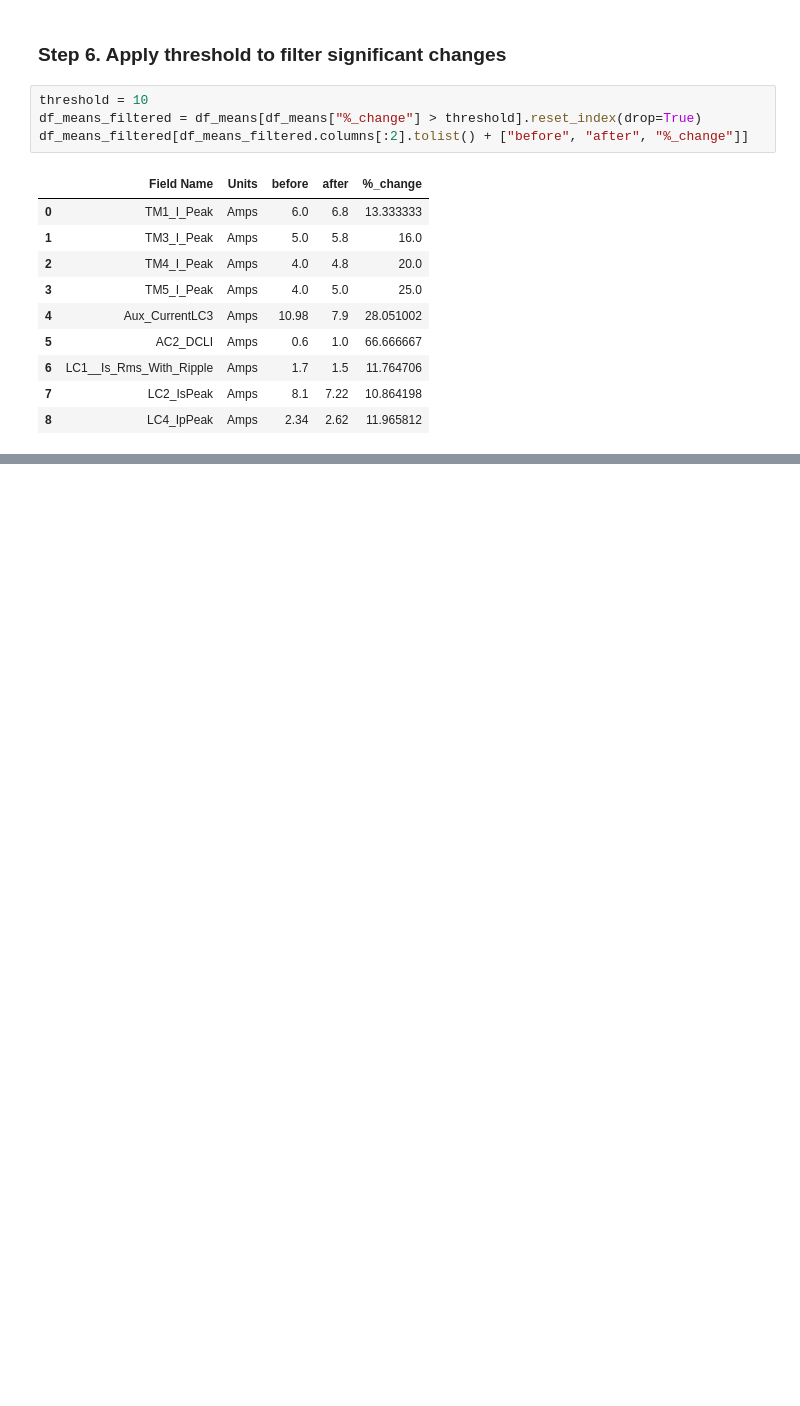
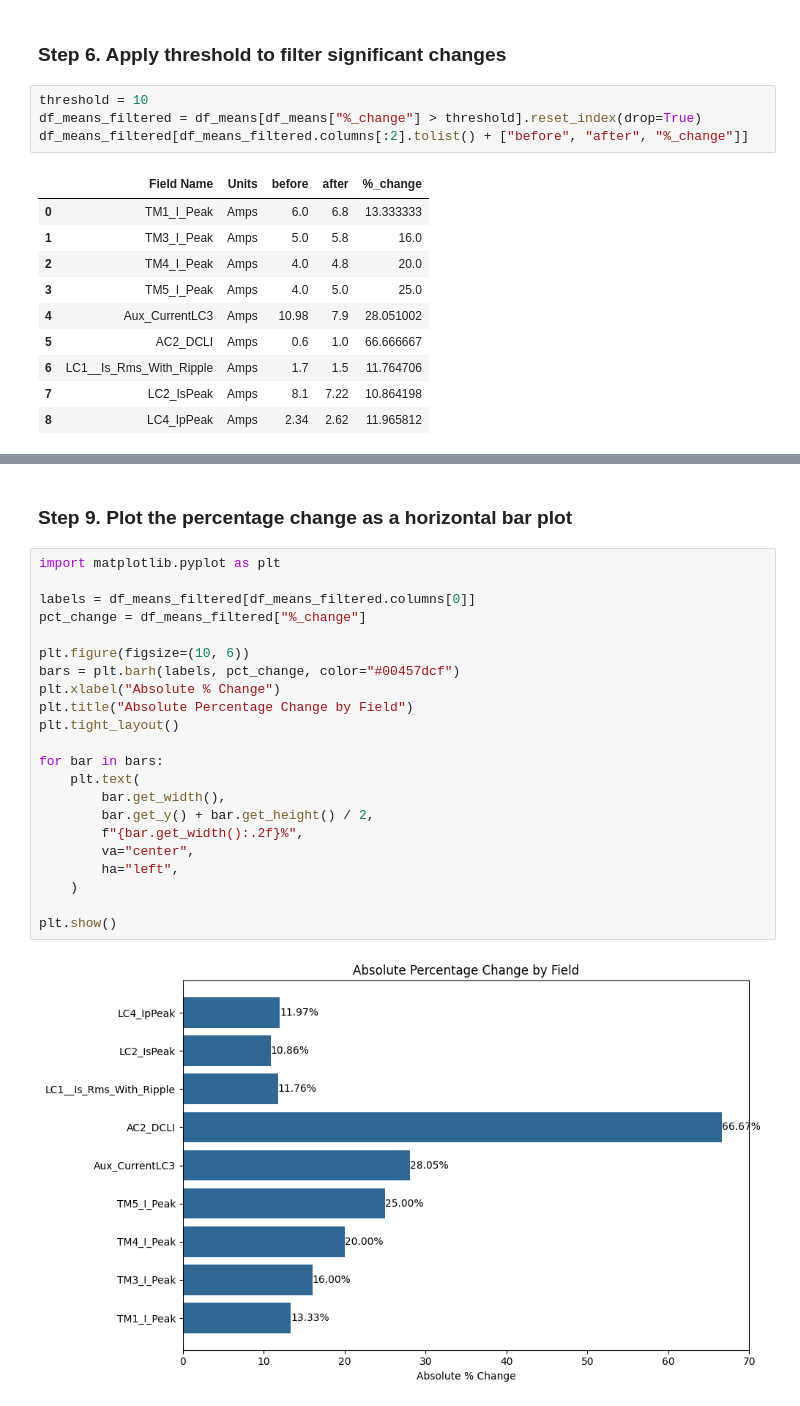
Before and after one commit to jasurlive/THESIS_WSU, a Jupyter notebook: main.ipynb, the cells around one changed output, grey strips where cells are left out. Saved outputs shown, nothing was run; the diff lists cells and outputs as text; blank space fills up the shorter version.

```diff
--- a/main.ipynb
+++ b/main.ipynb
@@ -142,0 +182,26 @@ df_means_filtered[df_means_filtered.columns[:2].tolist() + ["before", "after", "
+# %% [markdown]
+### Step 9. Plot the percentage change as a horizontal bar plot
+# %%
+import matplotlib.pyplot as plt
+
+labels = df_means_filtered[df_means_filtered.columns[0]]
+pct_change = df_means_filtered["%_change"]
+
+plt.figure(figsize=(10, 6))
+bars = plt.barh(labels, pct_change, color="#00457dcf")
+plt.xlabel("Absolute % Change")
+plt.title("Absolute Percentage Change by Field")
+plt.tight_layout()
+
+for bar in bars:
+    plt.text(
+        bar.get_width(),
+        bar.get_y() + bar.get_height() / 2,
+        f"{bar.get_width():.2f}%",
+        va="center",
+        ha="left",
+    )
+
+plt.show()
+# %% [output]
+[figure, added]
```
Also changed, not shown: parts of 5 cells of this notebook.
